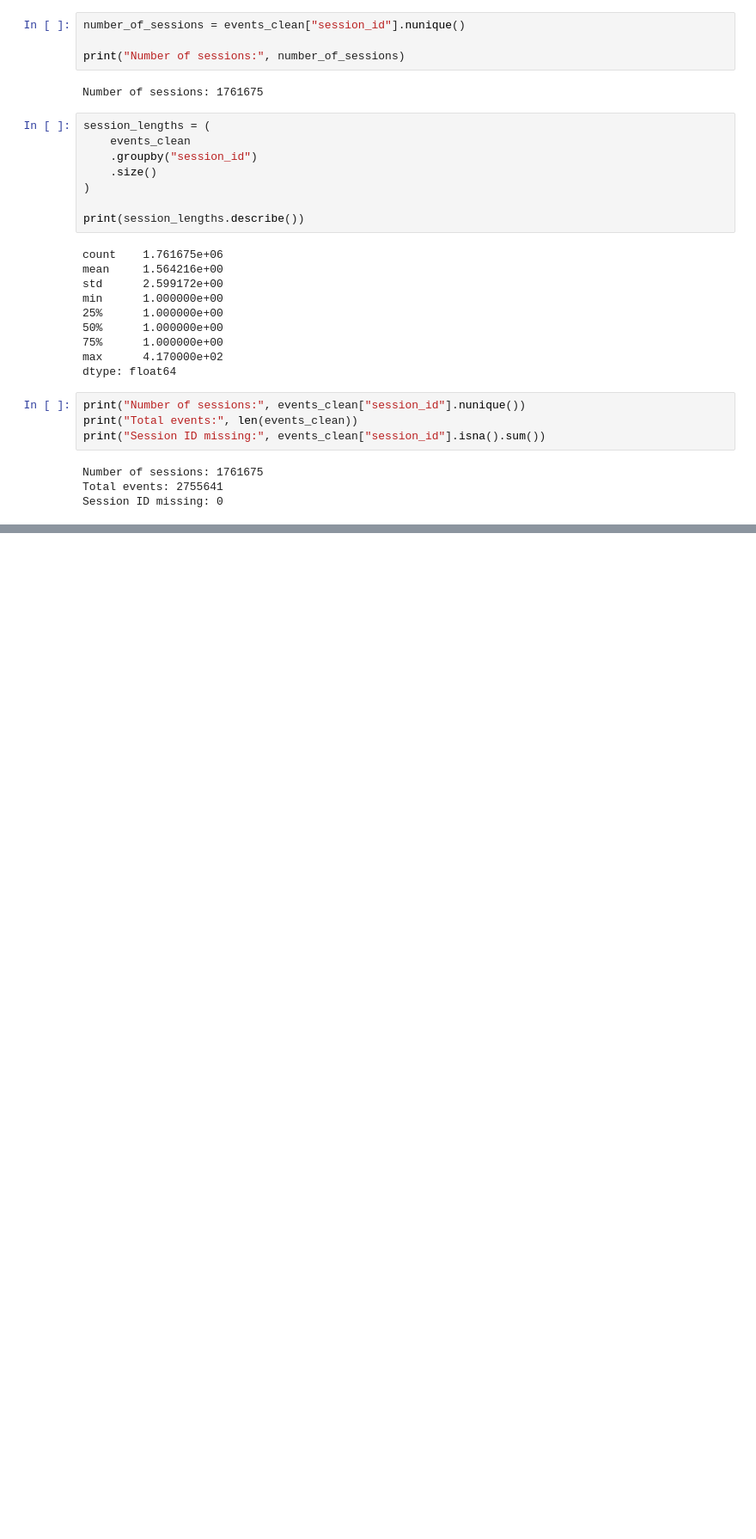
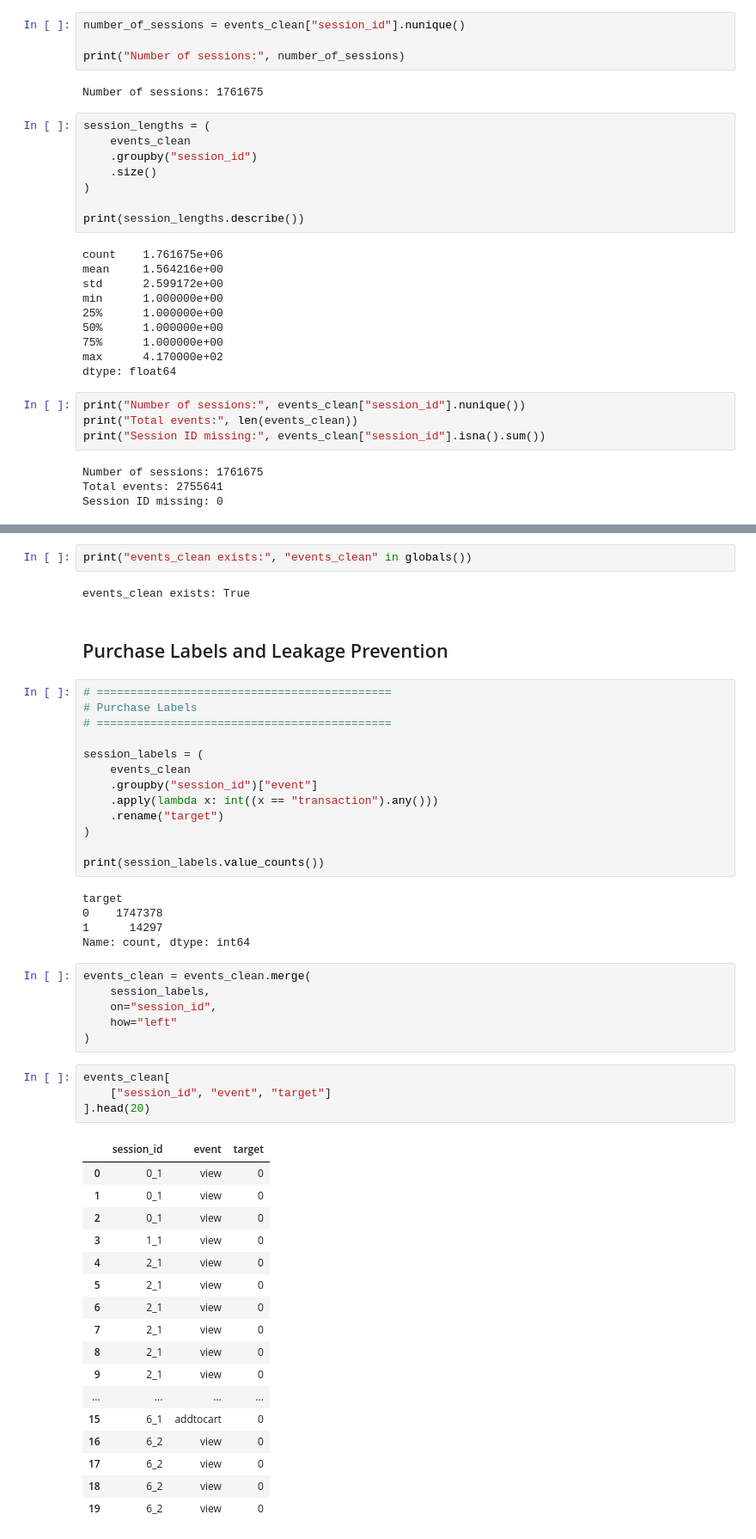
Before and after one commit to keshiniPaul/Ecommerce-purchase-prediction-DeepLearning, a Jupyter notebook: notebooks/Transformer_RetailRocket_Keshini.ipynb, the cells around one changed output, grey strips where cells are left out. Shown at 86% size. Cells and saved outputs as stored; diff of their text form; blank space fills up the shorter version.

Commit message:
Create leakage free session purchase labels.

```diff
--- a/notebooks/Transformer_RetailRocket_Keshini.ipynb
+++ b/notebooks/Transformer_RetailRocket_Keshini.ipynb
@@ -674,0 +708,52 @@ Session ID missing: 0
+# %%
+print("events_clean exists:", "events_clean" in globals())
+# %% [output]
+events_clean exists: True
+# %% [markdown]
+## Purchase Labels and Leakage Prevention
+# %%
+# ============================================
+# Purchase Labels
+# ============================================
+
+session_labels = (
+    events_clean
+    .groupby("session_id")["event"]
+    .apply(lambda x: int((x == "transaction").any()))
+    .rename("target")
+)
+
+print(session_labels.value_counts())
+# %% [output]
+target
+0    1747378
+1      14297
+Name: count, dtype: int64
+# %%
+events_clean = events_clean.merge(
+    session_labels,
+    on="session_id",
+    how="left"
+)
+# %%
+events_clean[
+    ["session_id", "event", "target"]
+].head(20)
+# %% [output]
+|  | session_id | event | target |
+| 0 | 0_1 | view | 0 |
+| 1 | 0_1 | view | 0 |
+| 2 | 0_1 | view | 0 |
+| 3 | 1_1 | view | 0 |
+| 4 | 2_1 | view | 0 |
+| 5 | 2_1 | view | 0 |
+| 6 | 2_1 | view | 0 |
+| 7 | 2_1 | view | 0 |
+| 8 | 2_1 | view | 0 |
+| 9 | 2_1 | view | 0 |
+| ... | ... | ... | ... |
+| 15 | 6_1 | addtocart | 0 |
+| 16 | 6_2 | view | 0 |
+| 17 | 6_2 | view | 0 |
+| 18 | 6_2 | view | 0 |
+| 19 | 6_2 | view | 0 |
```
Also changed, not shown: parts of 14 cells of this notebook.
